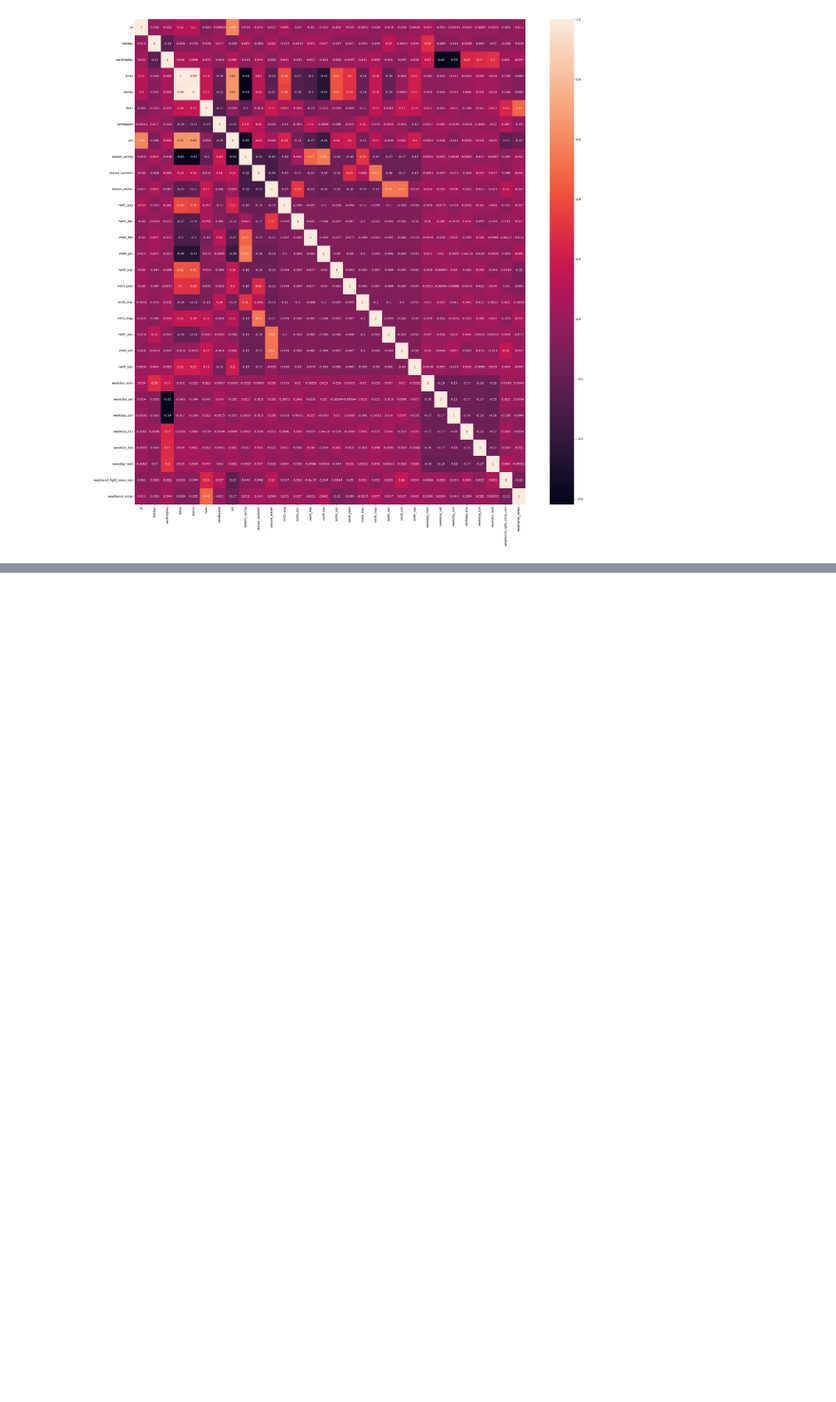
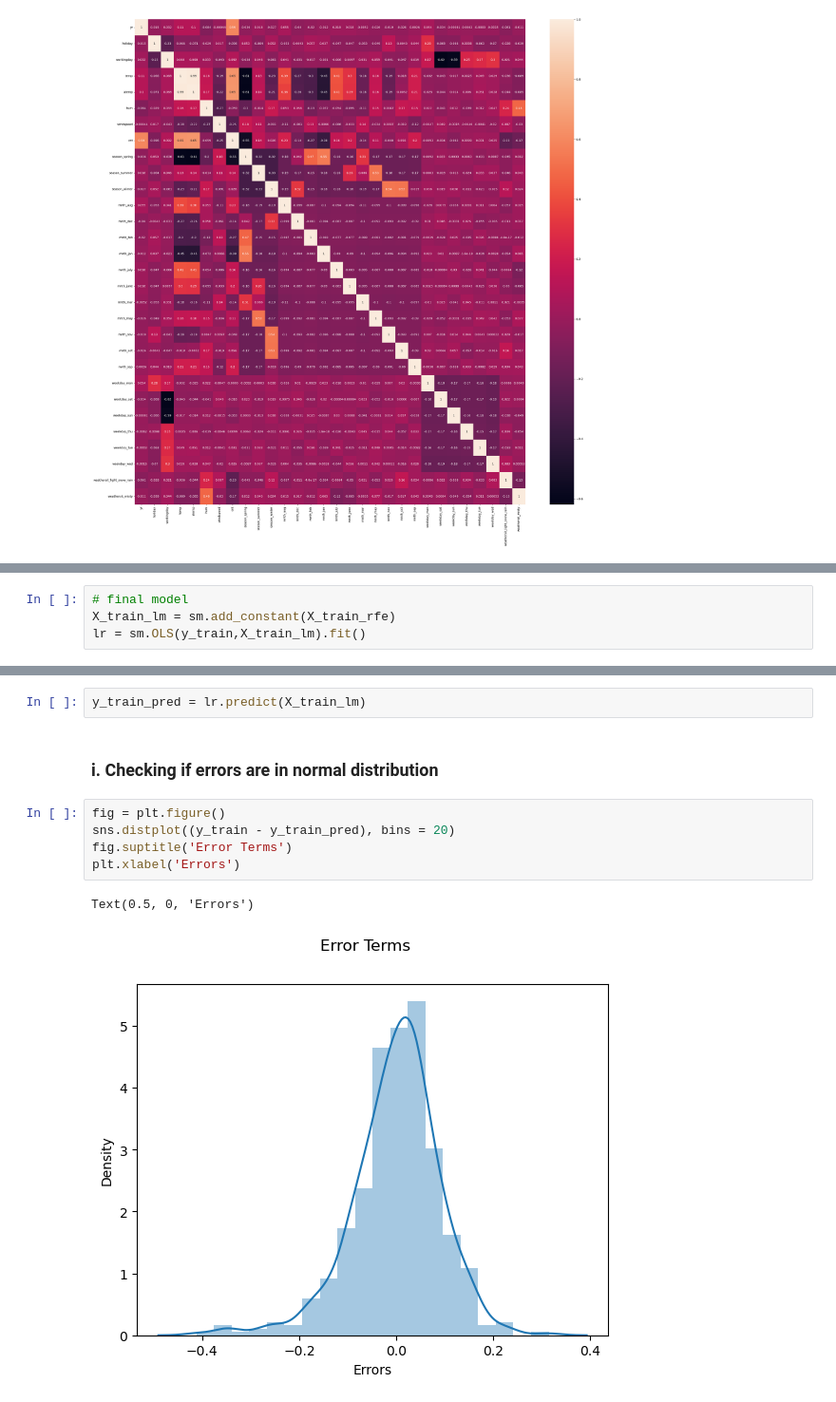
Before and after one commit to anagharavishankar/Regression_Bike_Sharing, a Jupyter notebook: Anagha_Ravishankar_Bike_Sharing.ipynb, the cells around one changed output, grey strips where cells are left out. Shown at 95% size. Cells and saved outputs as stored; diff of their text form; blank space fills up the shorter version.

```diff
--- a/Anagha_Ravishankar_Bike_Sharing.ipynb
+++ b/Anagha_Ravishankar_Bike_Sharing.ipynb
@@ -707,0 +710,4 @@ Notes:
+# %%
+# final model
+X_train_lm = sm.add_constant(X_train_rfe)
+lr = sm.OLS(y_train,X_train_lm).fit()
@@ -707,0 +747,12 @@ Notes:
+# %%
+y_train_pred = lr.predict(X_train_lm)
+# %% [markdown]
+### i. Checking if errors are in normal distribution
+# %%
+fig = plt.figure()
+sns.distplot((y_train - y_train_pred), bins = 20)
+fig.suptitle('Error Terms')
+plt.xlabel('Errors')
+# %% [output]
+Text(0.5, 0, 'Errors')
+[figure, added]
```
Also changed, not shown: parts of 91 cells of this notebook.
